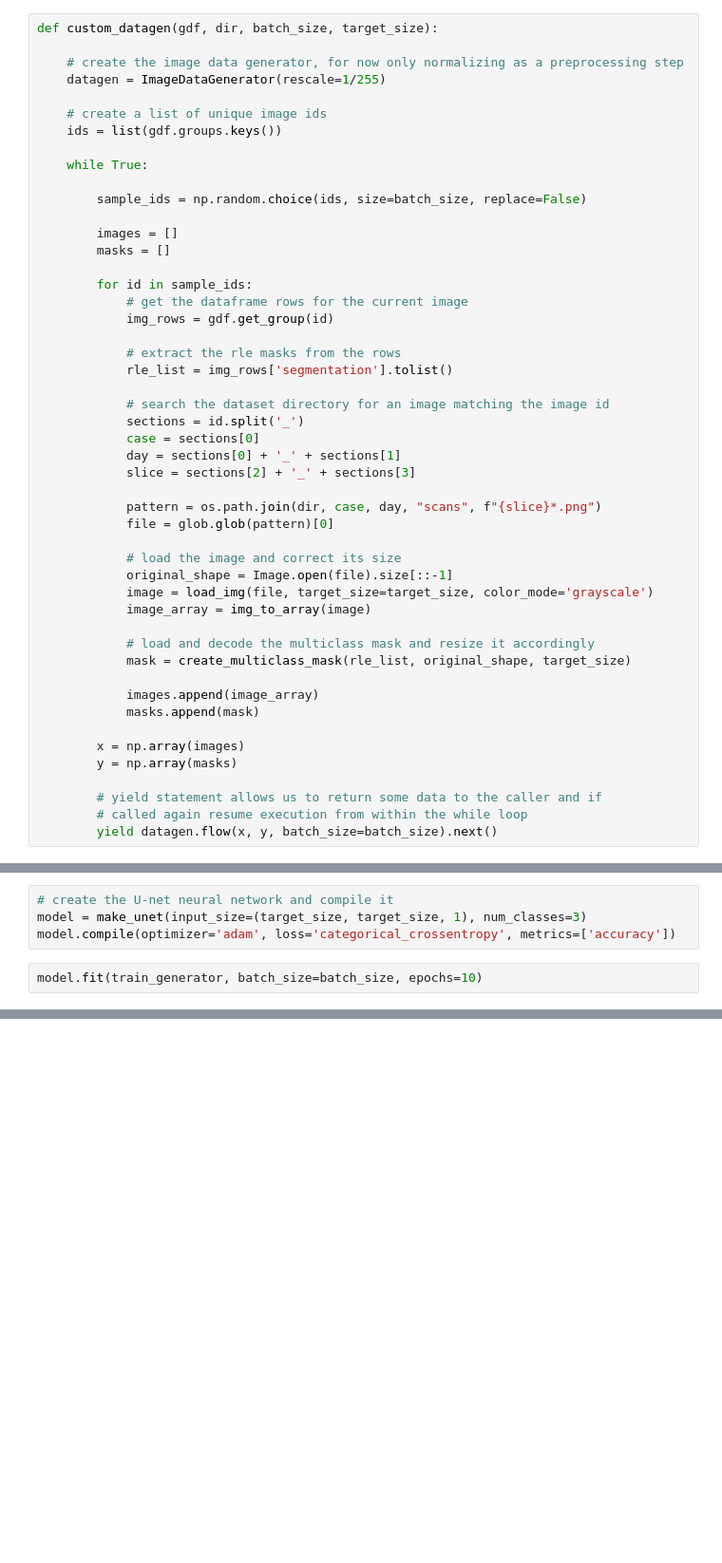
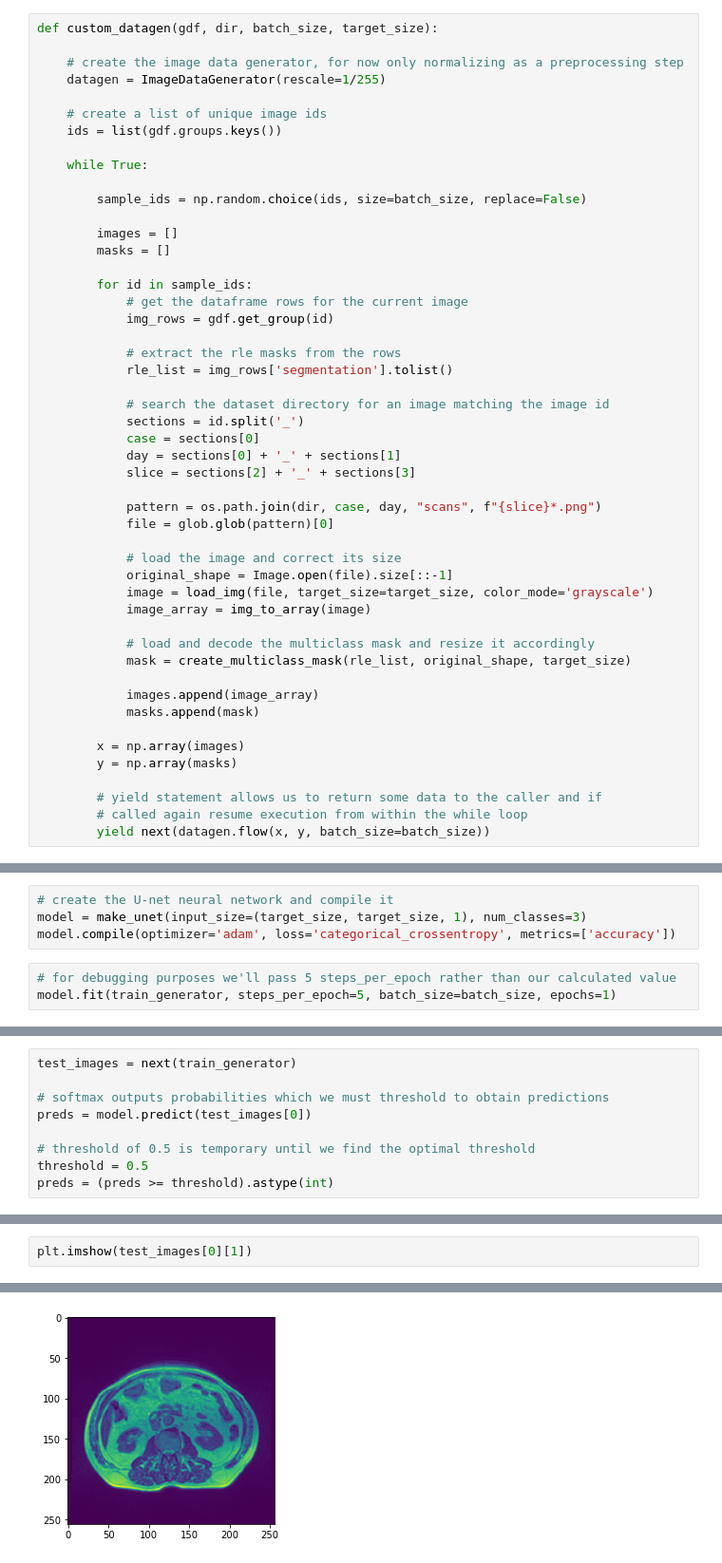
Before and after one commit to dturnover/GI-Tract-Image-Segmentation, a Jupyter notebook: Capstone.ipynb, the cells around one changed output, grey strips where cells are left out. Shown: that part at 95% size. Cells and saved outputs as stored; diff of their text form; blank space fills up the shorter version.

```diff
--- a/Capstone.ipynb
+++ b/Capstone.ipynb
@@ -105,7 +106,7 @@ def custom_datagen(gdf, dir, batch_size, target_size):
 
         # yield statement allows us to return some data to the caller and if
         # called again resume execution from within the while loop
-        yield datagen.flow(x, y, batch_size=batch_size).next()
+        yield next(datagen.flow(x, y, batch_size=batch_size))
 # %% [markdown]
 #### make_unet() builds the U-Net architecture and returns the model. It consists of an encoder of contracting convolutional layers, a bottleneck, and a decoder which upsamples and concatenates previous layers. The output layer is softmax since we are classifying every pixel in the image. Within this framework we can add and subtract layers as well as experiment with different activation functions.
 # %%
@@ -159,5 +163,6 @@ train_generator = custom_datagen(grouped_df, dir, batch_size, (target_size, targ
 model = make_unet(input_size=(target_size, target_size, 1), num_classes=3)
 model.compile(optimizer='adam', loss='categorical_crossentropy', metrics=['accuracy'])
 # %%
-model.fit(train_generator, batch_size=batch_size, epochs=10)
+# for debugging purposes we'll pass 5 steps_per_epoch rather than our calculated value
+model.fit(train_generator, steps_per_epoch=5, batch_size=batch_size, epochs=1)
 # %% [output]
@@ -165,0 +173,9 @@ Epoch 1/10
+# %%
+test_images = next(train_generator)
+
+# softmax outputs probabilities which we must threshold to obtain predictions
+preds = model.predict(test_images[0])
+
+# threshold of 0.5 is temporary until we find the optimal threshold
+threshold = 0.5
+preds = (preds >= threshold).astype(int)
@@ -180,0 +238,3 @@ plt.show()
+# %%
+plt.imshow(test_images[0][1])
+# %% [output]
@@ -180,0 +242 @@ plt.show()
+[figure, added]
```
Also changed, not shown: parts of 13 cells of this notebook.
